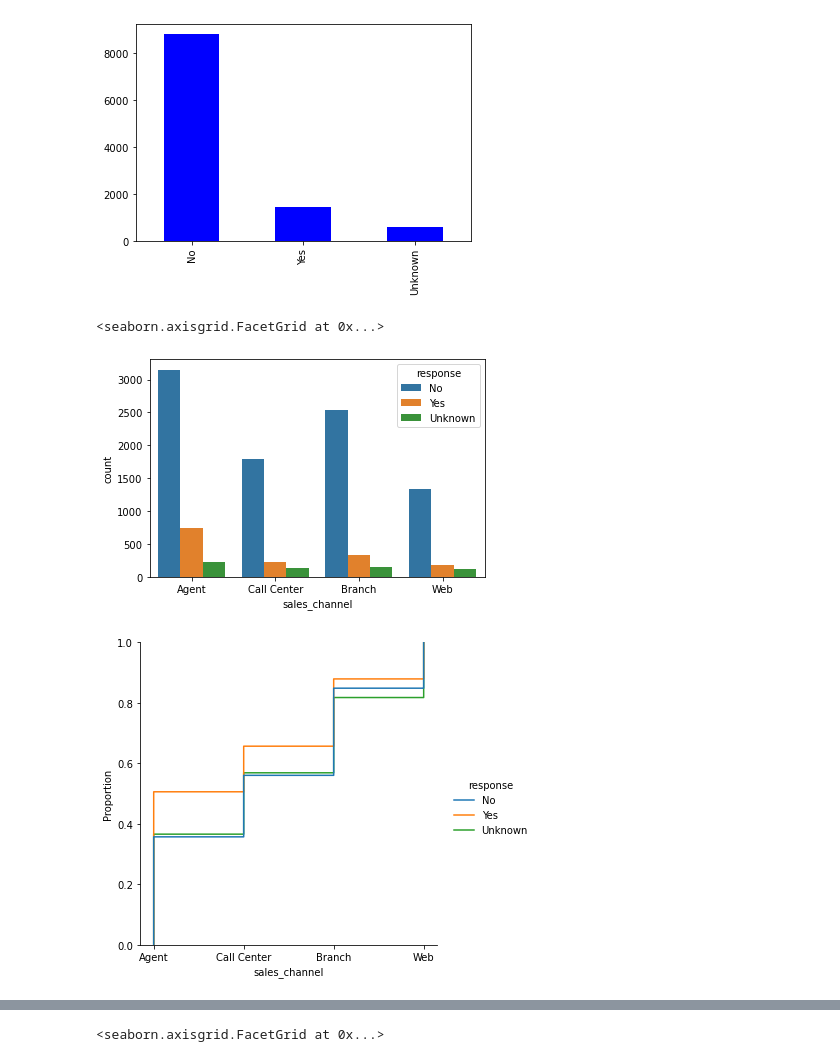
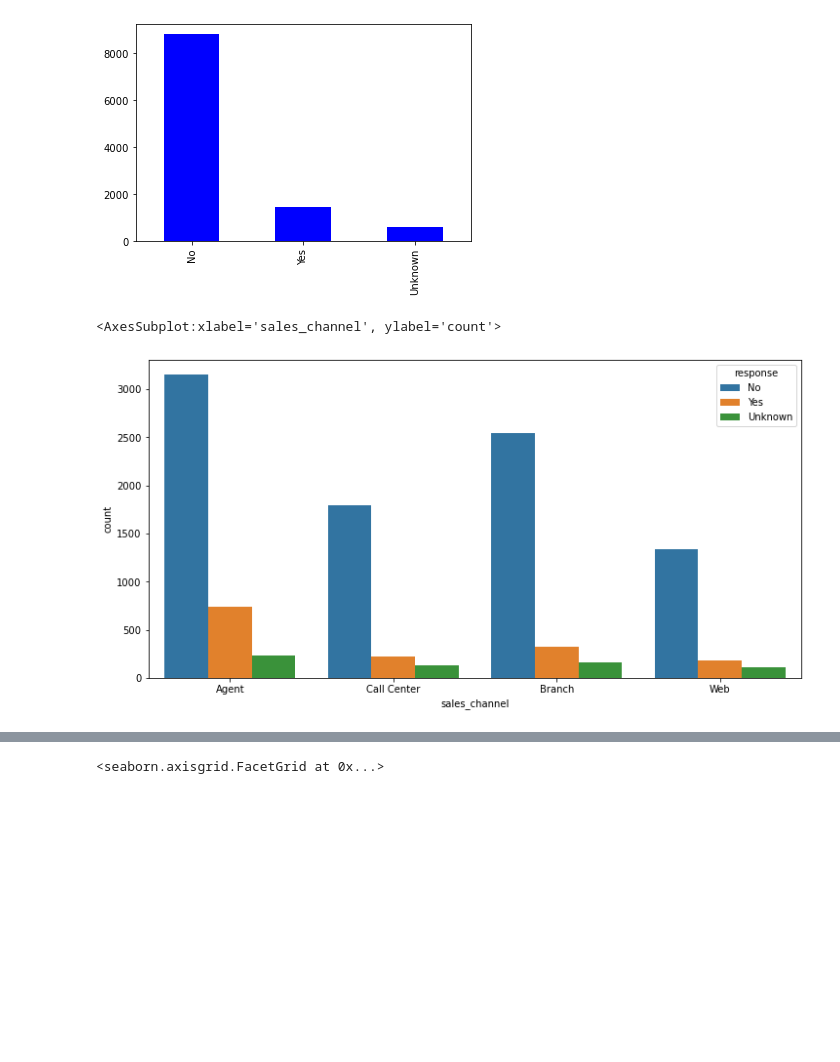
Before and after one commit to UmmuDem/Customer-Analysis-Round-1, a Jupyter notebook: lab-customer-analysis-round-2-3-4.ipynb, the cells around one changed output, grey strips where cells are left out. Cells and saved outputs as stored; diff of their text form; code cells hidden in the pictures; blank space fills up the shorter version.

```diff
--- a/lab-customer-analysis-round-2-3-4.ipynb
+++ b/lab-customer-analysis-round-2-3-4.ipynb
@@ -195,11 +195,9 @@ data['response'].value_counts().plot(kind='bar',color='blue')
 <AxesSubplot:>
 [figure]
 # %%
+plt.figure(figsize=(12,6))
 sns.countplot(x= 'sales_channel',hue='response',data=data)
-
-sns.displot(x='sales_channel', data= data, hue='response', kind='ecdf')
 # %% [output]
-<seaborn.axisgrid.FacetGrid at 0x...>
+<AxesSubplot:xlabel='sales_channel', ylabel='count'>
-[figure, old version]
+[figure, new version]
-[figure, removed]
 # %%
```
Also changed, not shown: parts of 4 cells of this notebook.
